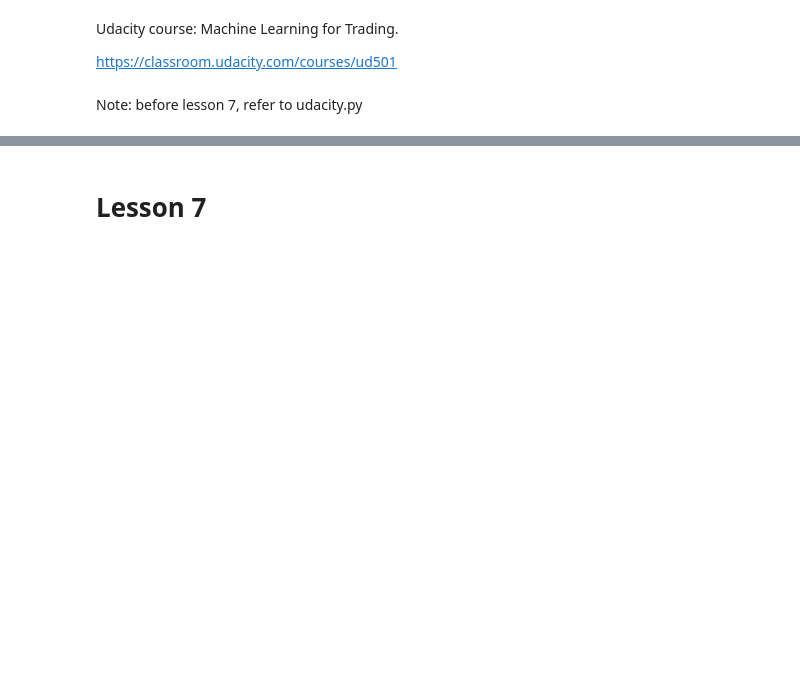
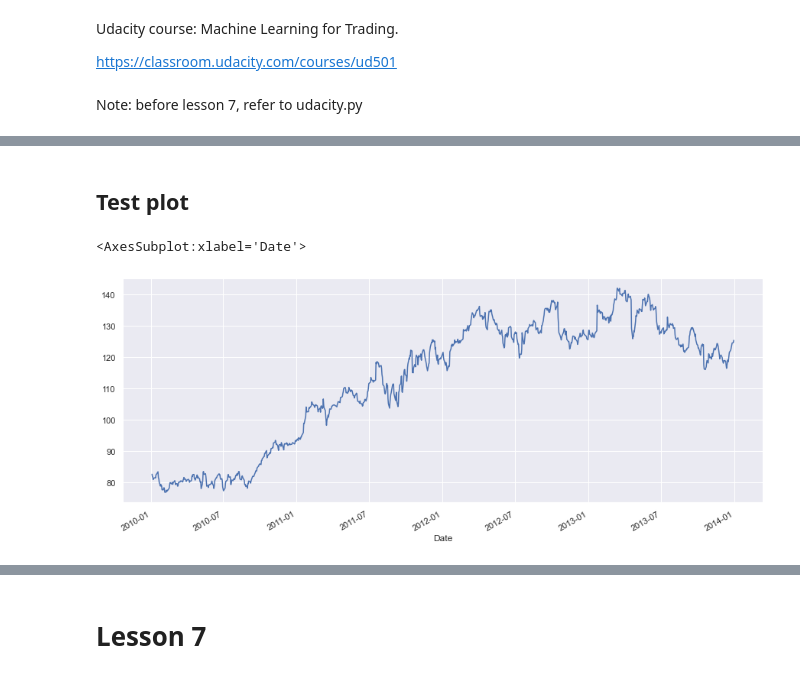
Before and after one commit to mathieugouin/tradesim, a Jupyter notebook: udacity.ipynb, the cells around one changed output, grey strips where cells are left out. Drawn from its saved outputs; the diff is of its cells as text; code cells hidden in the pictures; blank space fills up the shorter version.

```diff
--- a/udacity.ipynb
+++ b/udacity.ipynb
@@ -30,0 +34,6 @@ Note: before lesson 7, refer to udacity.py
+# %%
+start_date = datetime.date(2010, 1, 1)
+end_date  = datetime.date(2014, 1, 1)
+#end_date = datetime.date.today()
+# %%
+db = sdm.StockDBMgr('stock_db/test', start_date, end_date)
@@ -30,0 +82,9 @@ Note: before lesson 7, refer to udacity.py
+# %% [markdown]
+## Test plot
+# %%
+df = db.get_symbol_data('IBM')
+# %%
+df['High'].plot()
+# %% [output]
+<AxesSubplot:xlabel='Date'>
+[figure, added]
```
Also changed, not shown: parts of 104 cells of this notebook, 1 other file.
